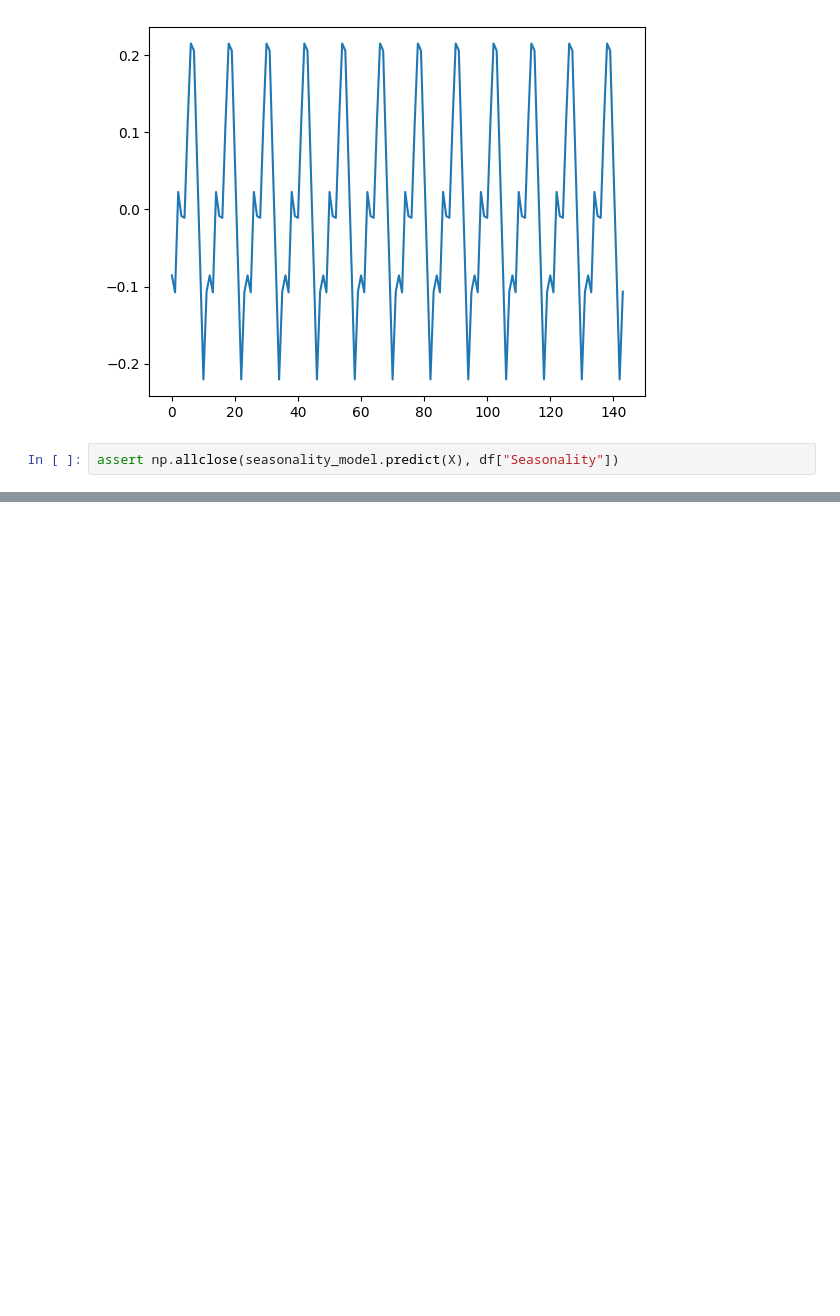
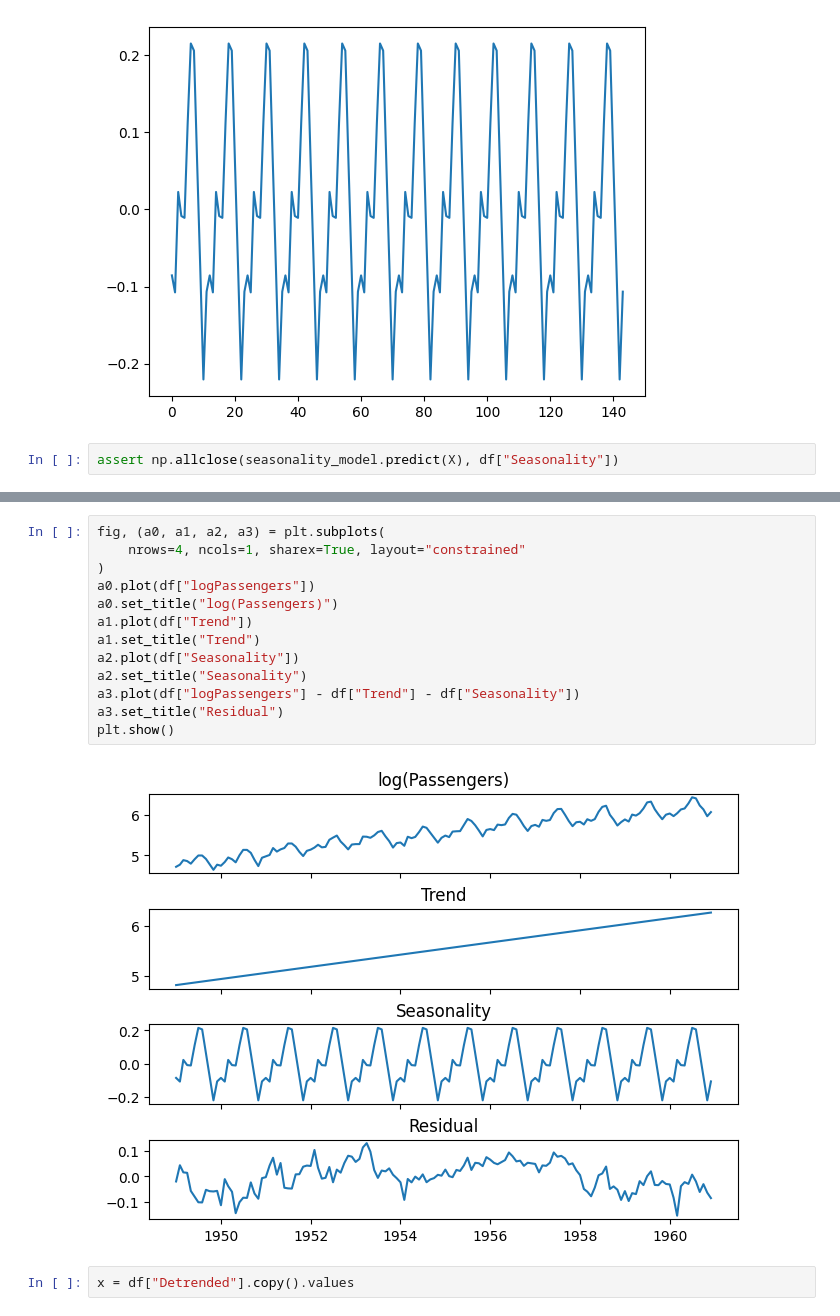
Before and after one commit to venkateshsoundar/DATA607W2025, a Jupyter notebook: lecture09.ipynb, the cells around one changed output, grey strips where cells are left out. Drawn from its saved outputs; the diff is of its cells as text; blank space fills up the shorter version.

```diff
--- a/lecture09.ipynb
+++ b/lecture09.ipynb
@@ -88,0 +102,17 @@ assert np.allclose(seasonality_model.predict(X), df["Seasonality"])
+# %%
+fig, (a0, a1, a2, a3) = plt.subplots(
+    nrows=4, ncols=1, sharex=True, layout="constrained"
+)
+a0.plot(df["logPassengers"])
+a0.set_title("log(Passengers)")
+a1.plot(df["Trend"])
+a1.set_title("Trend")
+a2.plot(df["Seasonality"])
+a2.set_title("Seasonality")
+a3.plot(df["logPassengers"] - df["Trend"] - df["Seasonality"])
+a3.set_title("Residual")
+plt.show()
+# %% [output]
+[figure, added]
+# %%
+x = df["Detrended"].copy().values
```
Also changed, not shown: parts of 17 cells of this notebook, 4 other files.
